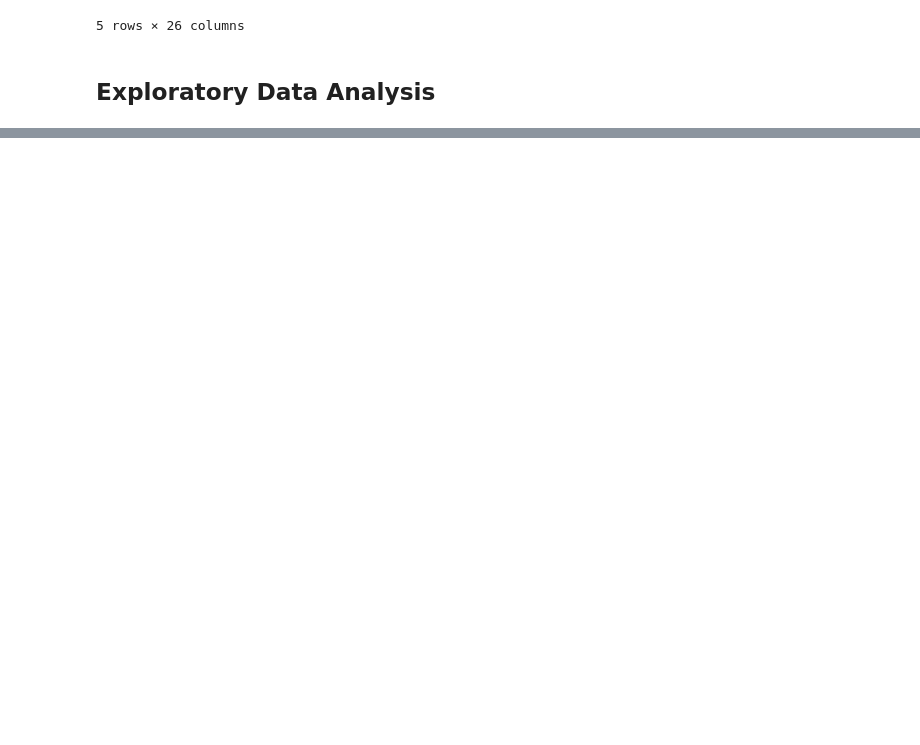
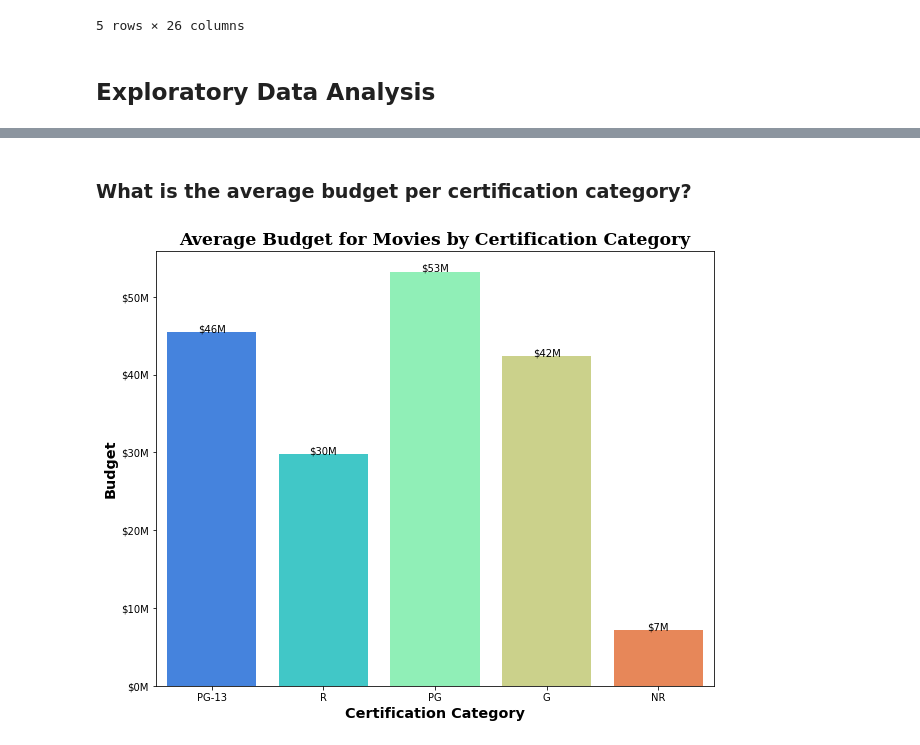
Before and after one commit to rdbhatkal/IMDB, a Jupyter notebook: Exploratory Data Analysis.ipynb, the cells around one changed output, grey strips where cells are left out. Drawn from its saved outputs; the diff is of its cells as text; code cells hidden in the pictures; blank space fills up the shorter version.

```diff
--- a/Exploratory Data Analysis.ipynb
+++ b/Exploratory Data Analysis.ipynb
@@ -49,0 +244,33 @@ connection_str = "mysql+pymysql://root:root@localhost/new_db1"
+# %% [markdown]
+### What is the average budget per certification category?
+# %%
+## Lets look at budget for Movies by Certification type
+
+# Lets plot
+fig, ax = plt.subplots(figsize=(10, 8))
+graph =sns.barplot( x ='certification', y = 'budget',  data=edadf , palette='rainbow', ci = None);
+
+
+ax.set_title('Average Budget for Movies by Certification Category',
+             fontfamily='serif',
+             fontsize='xx-large',
+             fontweight='semibold');
+
+## Lets get the count
+
+for p in graph.patches:
+    height = round(p.get_height(),2)
+    graph.annotate(million_M(height,0),(p.get_x()+p.get_width()/2, height + .05),ha="center")
+
+
+
+## Increasing Axis Label Font Sizes
+ax.set_xlabel('Certification Category',
+              fontsize='x-large', fontweight='semibold')
+ax.set_ylabel("Budget",
+              fontsize='x-large', fontweight='semibold');
+
+## Now, use the ax.yaxis.set_major_formatter method
+ax.yaxis.set_major_formatter(price_fmt_mill)
+# %% [output]
+[figure, added]
```
Also changed, not shown: parts of 20 cells of this notebook, 10 other files.
